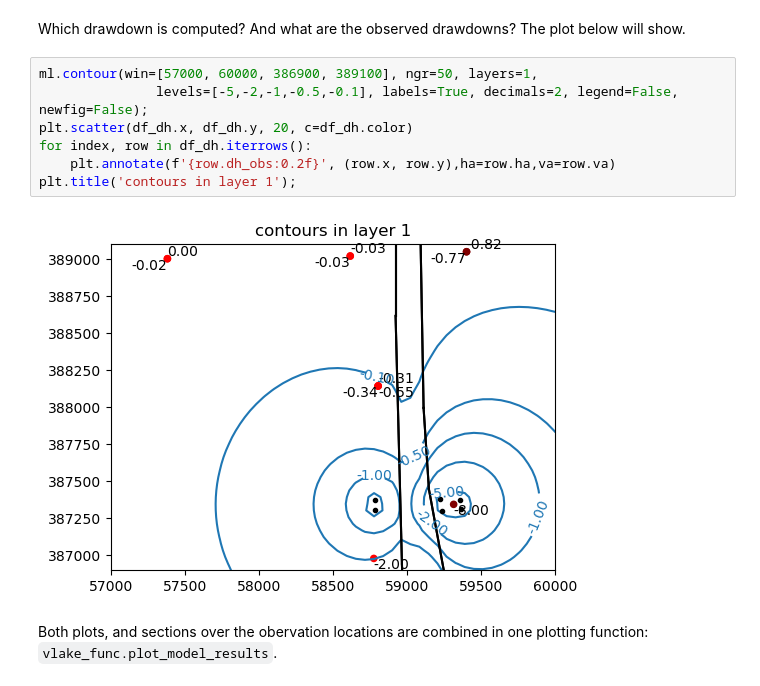
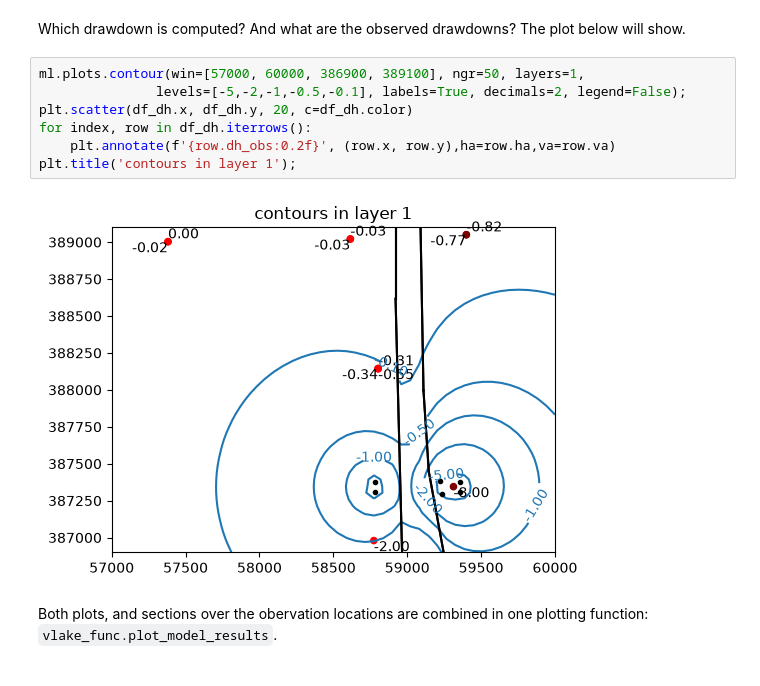
Before and after one commit to tim-groundwater/Examples, a Jupyter notebook: analysis-historic-dewatering-vlaketunnel/analysis.ipynb, the cells around one changed output. Saved outputs shown, nothing was run; the diff lists cells and outputs as text.

```diff
--- a/analysis-historic-dewatering-vlaketunnel/analysis.ipynb
+++ b/analysis-historic-dewatering-vlaketunnel/analysis.ipynb
@@ -156,14 +155,14 @@ vlake_func.plot_model_input(ml)
 # %% [markdown]
 Which drawdown is computed? And what are the observed drawdowns? The plot below will show.
 # %%
-ml.contour(win=[57000, 60000, 386900, 389100], ngr=50, layers=1,
-               levels=[-5,-2,-1,-0.5,-0.1], labels=True, decimals=2, legend=False, newfig=False);
+ml.plots.contour(win=[57000, 60000, 386900, 389100], ngr=50, layers=1,
+               levels=[-5,-2,-1,-0.5,-0.1], labels=True, decimals=2, legend=False);
 plt.scatter(df_dh.x, df_dh.y, 20, c=df_dh.color)
 for index, row in df_dh.iterrows():
     plt.annotate(f'{row.dh_obs:0.2f}', (row.x, row.y),ha=row.ha,va=row.va)
 plt.title('contours in layer 1');
 # %% [output]
-[figure, old version]
+[figure, new version]
 # %% [markdown]
 Both plots, and sections over the obervation locations are combined in one plotting function: `vlake_func.plot_model_results`.
 # %%
```
Also changed, not shown: parts of 4 cells of this notebook, 6 other files.
